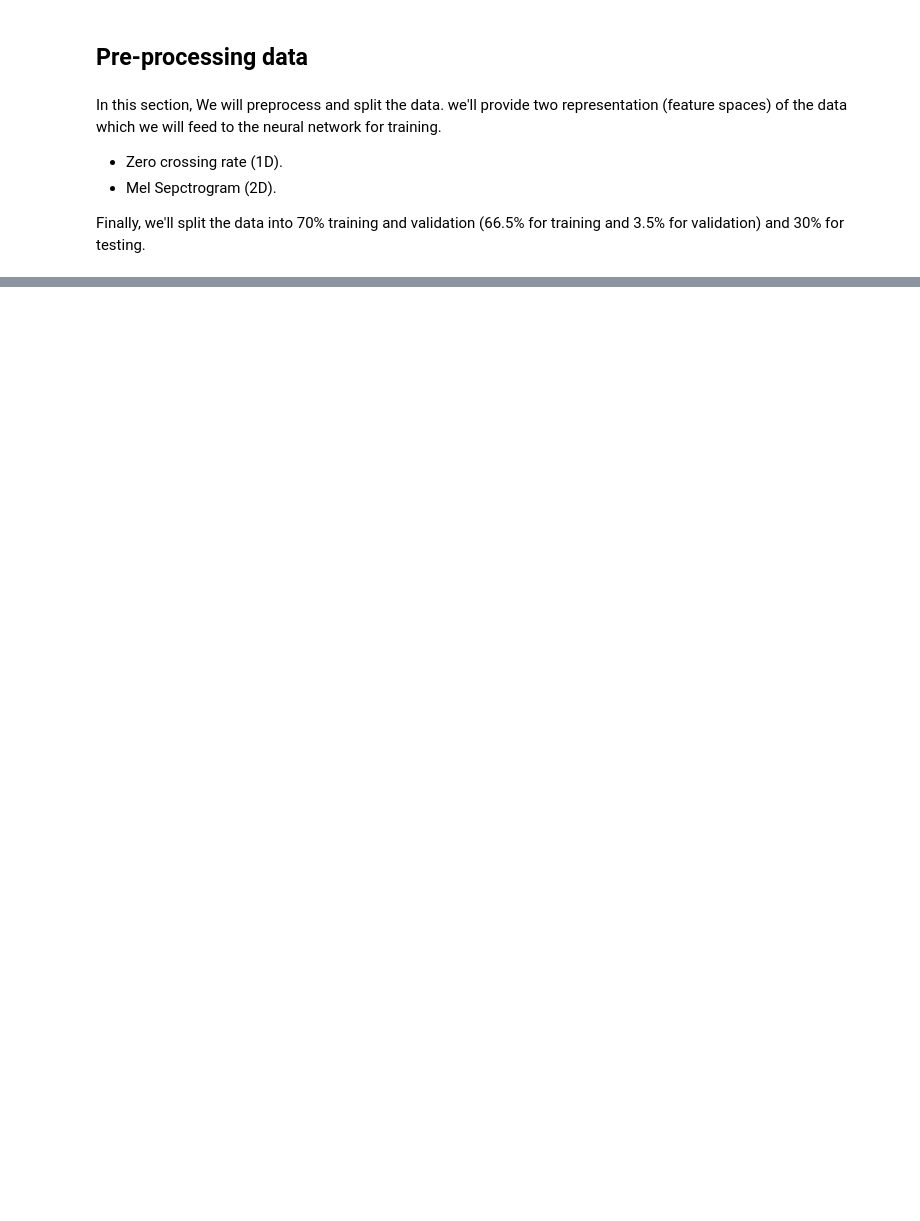
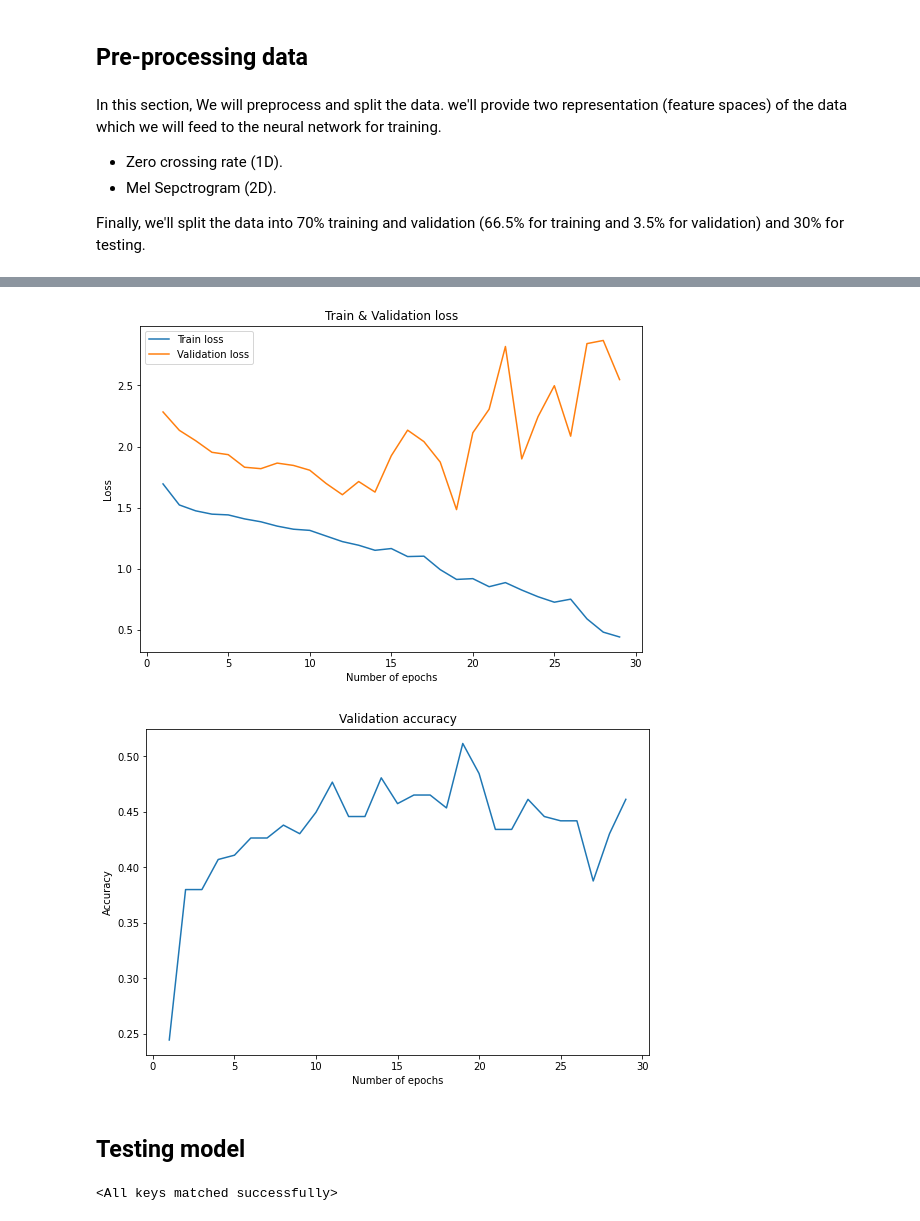
Before and after one commit to AmrMomtaz/Speech-Emotion-Recognition, a Jupyter notebook: Speech_Emotion_Recognition.ipynb, the cells around one changed output, grey strips where cells are left out. Saved outputs shown, nothing was run; the diff lists cells and outputs as text; code cells hidden in the pictures; blank space fills up the shorter version.

```diff
--- a/Speech_Emotion_Recognition.ipynb
+++ b/Speech_Emotion_Recognition.ipynb
@@ -286,0 +586,42 @@ torch.Size([64, 108])
+# %%
+#@title
+# Plotting the loss and accuracy
+fh = open('/content/drive/MyDrive/Colab Notebooks/Pattern Recognition/SER/loss.txt', 'r')
+train_loss, validation_loss, validation_accuracy = list(), list(), list()
+for line in fh.read().split('\n'):
+    values = [float(x) for x in line.split(' ')]
+    train_loss.append(values[0])
+    validation_loss.append(values[1])
+    validation_accuracy.append(values[2])
+fh.close()
+x = list(range(1, len(train_loss) + 1))
+plt.figure(figsize=FIG_SIZE)
+plt.title('Train & Validation loss')
+plt.xlabel('Number of epochs')
+plt.ylabel('Loss')
+plt.plot(x,train_loss,)
+plt.plot(x,validation_loss)
+plt.legend(['Train loss','Validation loss'])
+plt.show()
+plt.figure(figsize=FIG_SIZE)
+plt.title('Validation accuracy')
+plt.xlabel('Number of epochs')
+plt.ylabel('Accuracy')
+plt.plot(x,validation_accuracy)
+plt.show();
+# %% [output]
+[figure, added]
+[figure, added]
+# %% [markdown]
+## Testing model
+# %%
+WEIGHTS_PATH = '/content/drive/MyDrive/Colab Notebooks/Pattern Recognition/SER/SER.pth'
+# Loading model
+model = VGG_19().to(device)
+if device == 'cpu':
+  state_dict = torch.load(WEIGHTS_PATH,map_location=torch.device('cpu'))
+else:
+  state_dict = torch.load(WEIGHTS_PATH)
+model.load_state_dict(state_dict)
+# %% [output]
+<All keys matched successfully>
```
Also changed, not shown: parts of 23 cells of this notebook.
